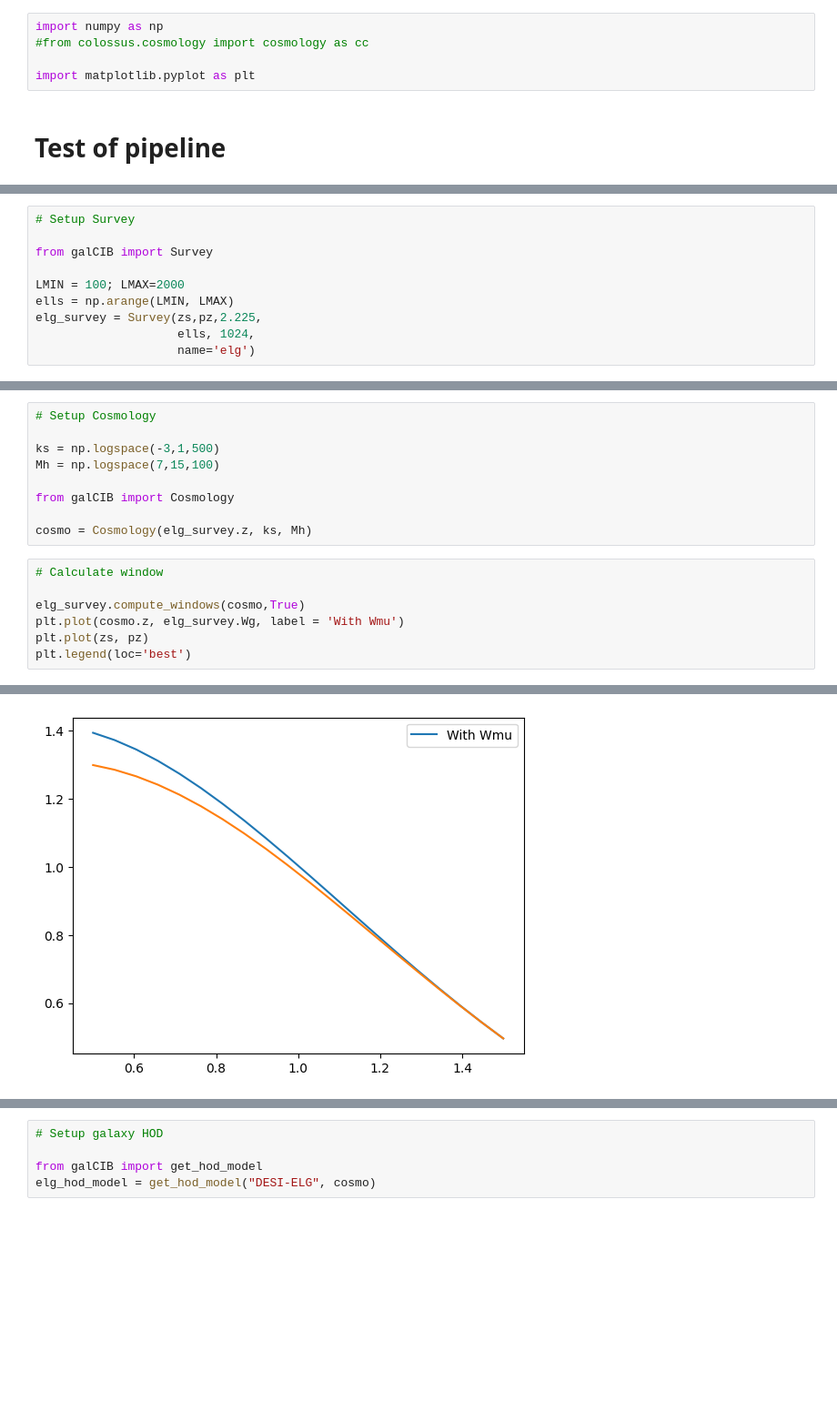
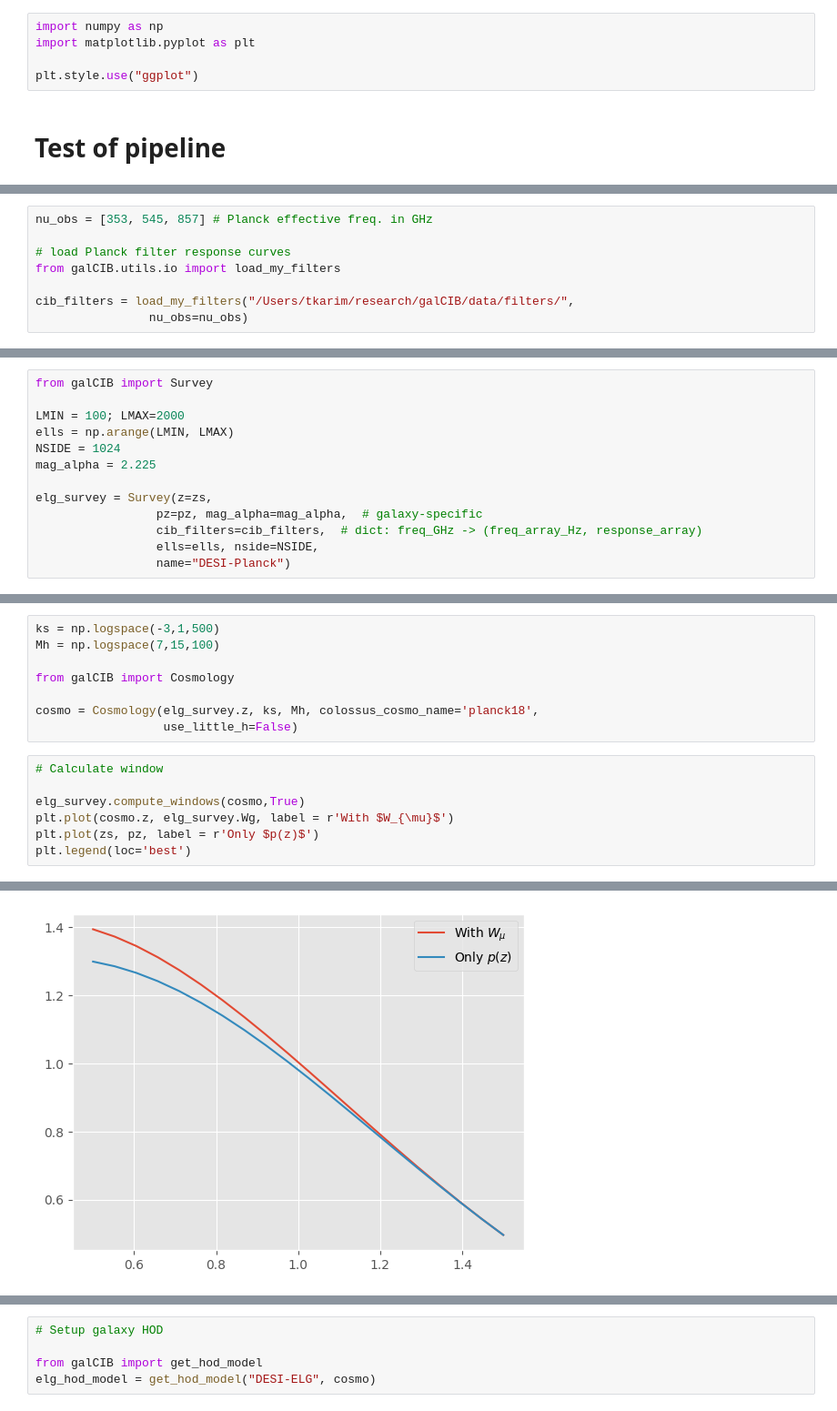
Before and after one commit to destrys/galCIB, a Jupyter notebook: notebooks/scratch-temp.ipynb, the cells around one changed output, grey strips where cells are left out. Shown at 91% size. Drawn from its saved outputs; the diff is of its cells as text; blank space fills up the shorter version.

```diff
--- a/notebooks/scratch-temp.ipynb
+++ b/notebooks/scratch-temp.ipynb
@@ -3,9 +3,9 @@
 %autoreload 2
 # %%
 import numpy as np
-#from colossus.cosmology import cosmology as cc
+import matplotlib.pyplot as plt
 
-import matplotlib.pyplot as plt
+plt.style.use("ggplot")
 # %% [markdown]
 # Test of pipeline
 # %% [markdown]
@@ -26,0 +31,8 @@ plt.plot(zs, pz)
+# %%
+nu_obs = [353, 545, 857] # Planck effective freq. in GHz
+
+# load Planck filter response curves
+from galCIB.utils.io import load_my_filters
+
+cib_filters = load_my_filters("/Users/tkarim/research/galCIB/data/filters/",
+                nu_obs=nu_obs)
@@ -27,10 +41,13 @@ plt.plot(zs, pz)
 # %%
-# Setup Survey
-
 from galCIB import Survey
 
 LMIN = 100; LMAX=2000
 ells = np.arange(LMIN, LMAX)
-elg_survey = Survey(zs,pz,2.225,
-                    ells, 1024,
-                    name='elg')
+NSIDE = 1024
+mag_alpha = 2.225
+
+elg_survey = Survey(z=zs,
+                 pz=pz, mag_alpha=mag_alpha,  # galaxy-specific
+                 cib_filters=cib_filters,  # dict: freq_GHz -> (freq_array_Hz, response_array)
+                 ells=ells, nside=NSIDE,
+                 name="DESI-Planck")
@@ -37,19 +56,18 @@ elg_survey = Survey(zs,pz,2.225,
 # %%
-# Setup Cosmology
-
 ks = np.logspace(-3,1,500)
 Mh = np.logspace(7,15,100)
 
 from galCIB import Cosmology
 
-cosmo = Cosmology(elg_survey.z, ks, Mh)
+cosmo = Cosmology(elg_survey.z, ks, Mh, colossus_cosmo_name='planck18',
+                  use_little_h=False)
 # %%
 # Calculate window
 
 elg_survey.compute_windows(cosmo,True)
-plt.plot(cosmo.z, elg_survey.Wg, label = 'With Wmu')
-plt.plot(zs, pz)
+plt.plot(cosmo.z, elg_survey.Wg, label = r'With $W_{\mu}$')
+plt.plot(zs, pz, label = r'Only $p(z)$')
 plt.legend(loc='best')
 # %% [output]
 <matplotlib.legend.Legend at 0x...>
-[figure, old version]
+[figure, new version]
```
Also changed, not shown: parts of 29 cells of this notebook, 14 other files.
